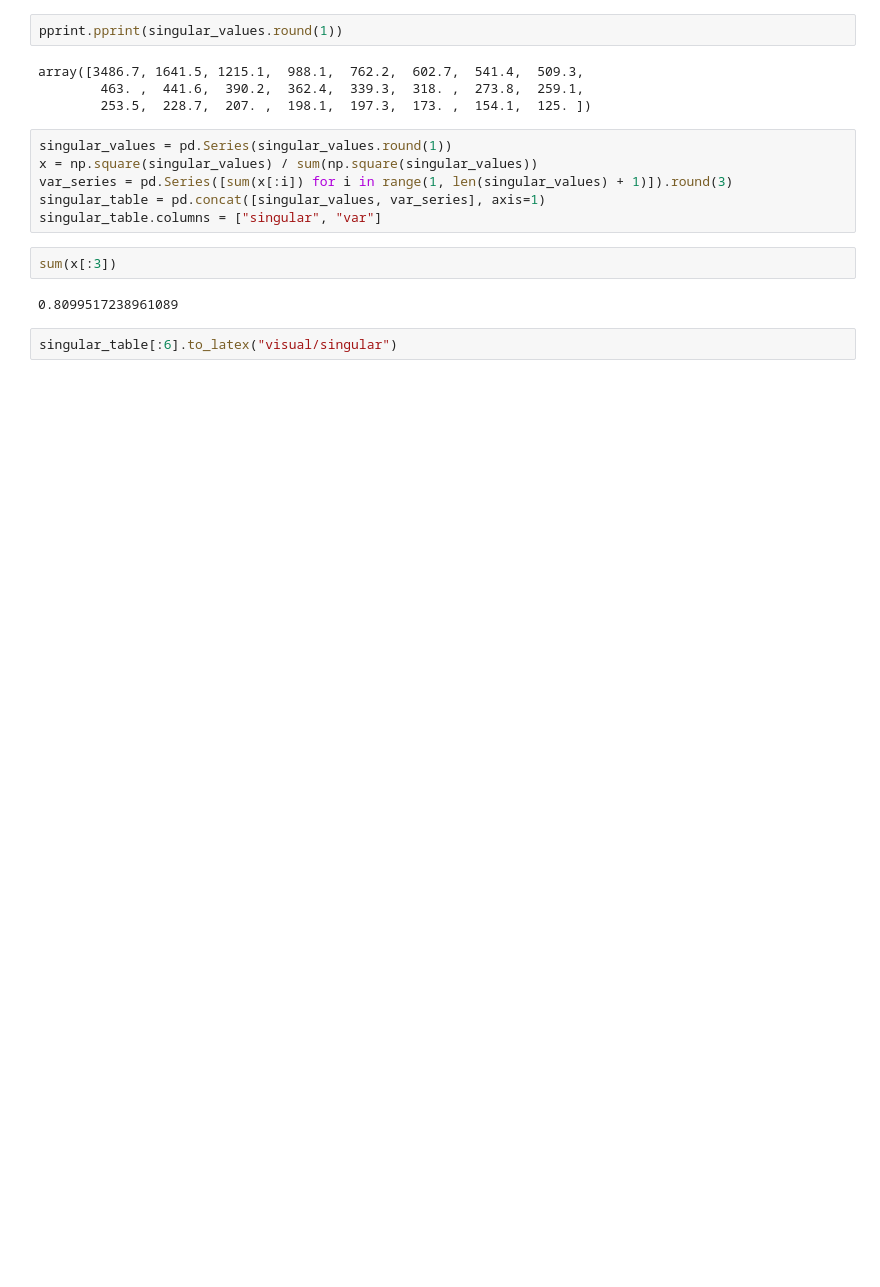
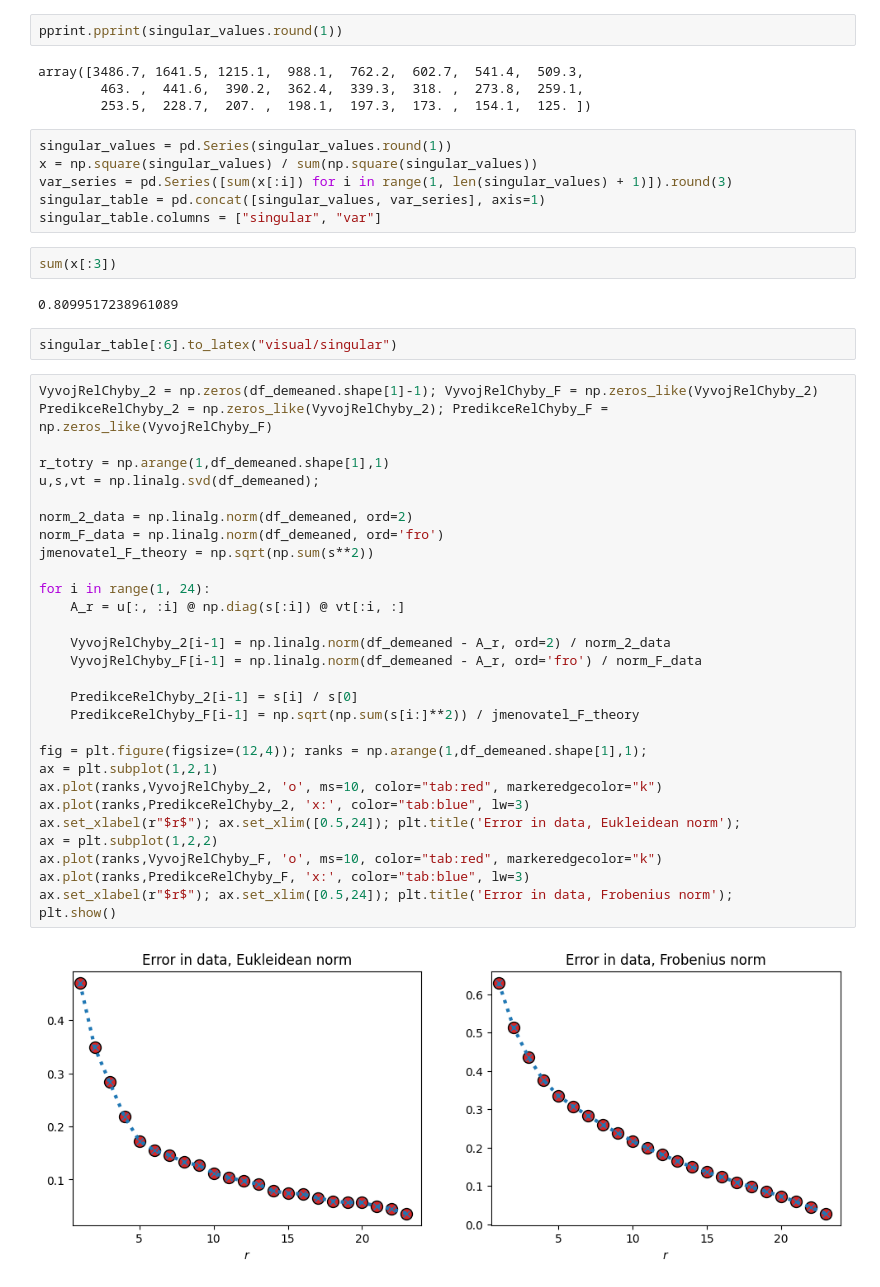
Before and after one commit to Hbrvk/Svd_energy_price, a Jupyter notebook: notebook.ipynb, the cells around one changed output. Drawn from its saved outputs; the diff is of its cells as text; blank space fills up the shorter version.

```diff
--- a/code/playground.ipynb
+++ b/notebook.ipynb
@@ -120,3 +121,35 @@ sum(x[:3])
 0.8099517238961089
 # %%
 singular_table[:6].to_latex("visual/singular")
+# %%
+VyvojRelChyby_2 = np.zeros(df_demeaned.shape[1]-1); VyvojRelChyby_F = np.zeros_like(VyvojRelChyby_2)
+PredikceRelChyby_2 = np.zeros_like(VyvojRelChyby_2); PredikceRelChyby_F = np.zeros_like(VyvojRelChyby_F)
+
+r_totry = np.arange(1,df_demeaned.shape[1],1)
+u,s,vt = np.linalg.svd(df_demeaned);
+
+norm_2_data = np.linalg.norm(df_demeaned, ord=2)
+norm_F_data = np.linalg.norm(df_demeaned, ord='fro')
+jmenovatel_F_theory = np.sqrt(np.sum(s**2))
+
+for i in range(1, 24):
+    A_r = u[:, :i] @ np.diag(s[:i]) @ vt[:i, :]
+
+    VyvojRelChyby_2[i-1] = np.linalg.norm(df_demeaned - A_r, ord=2) / norm_2_data
+    VyvojRelChyby_F[i-1] = np.linalg.norm(df_demeaned - A_r, ord='fro') / norm_F_data
+
+    PredikceRelChyby_2[i-1] = s[i] / s[0]
+    PredikceRelChyby_F[i-1] = np.sqrt(np.sum(s[i:]**2)) / jmenovatel_F_theory
+
+fig = plt.figure(figsize=(12,4)); ranks = np.arange(1,df_demeaned.shape[1],1);
+ax = plt.subplot(1,2,1)
+ax.plot(ranks,VyvojRelChyby_2, 'o', ms=10, color="tab:red", markeredgecolor="k")
+ax.plot(ranks,PredikceRelChyby_2, 'x:', color="tab:blue", lw=3)
+ax.set_xlabel(r"$r$"); ax.set_xlim([0.5,24]); plt.title('Error in data, Eukleidean norm');
+ax = plt.subplot(1,2,2)
+ax.plot(ranks,VyvojRelChyby_F, 'o', ms=10, color="tab:red", markeredgecolor="k")
+ax.plot(ranks,PredikceRelChyby_F, 'x:', color="tab:blue", lw=3)
+ax.set_xlabel(r"$r$"); ax.set_xlim([0.5,24]); plt.title('Error in data, Frobenius norm');
+plt.show()
+# %% [output]
+[figure, added]
```
Also changed, not shown: parts of 3 cells of this notebook, 4 other files.
